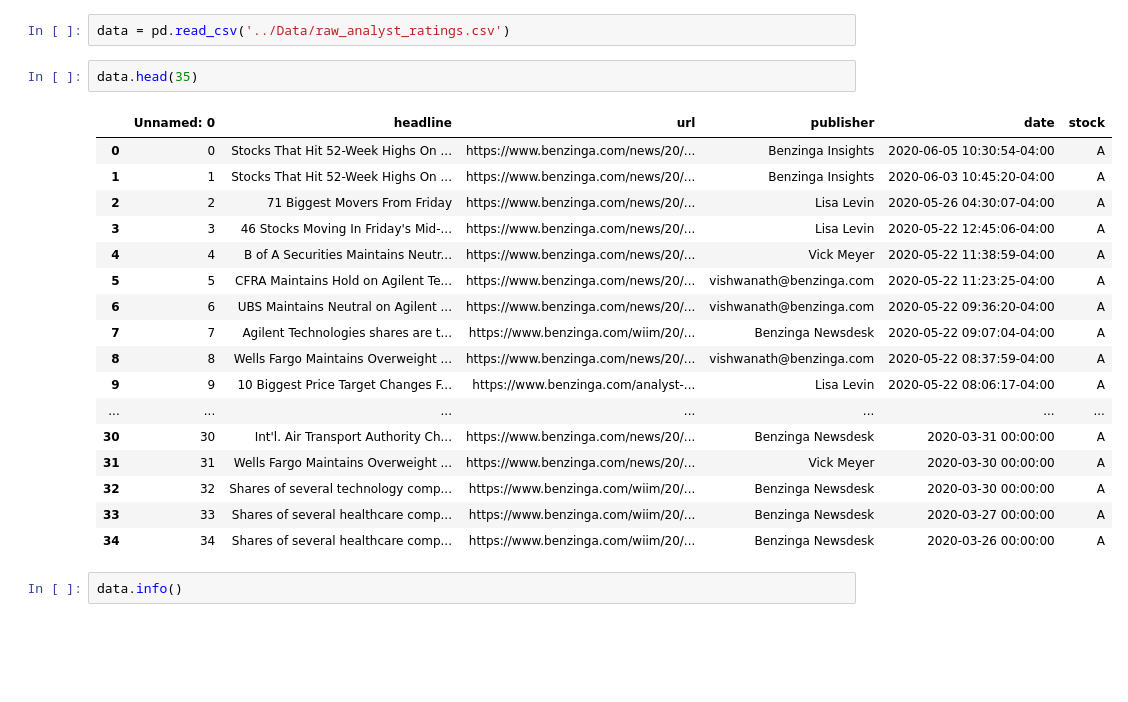
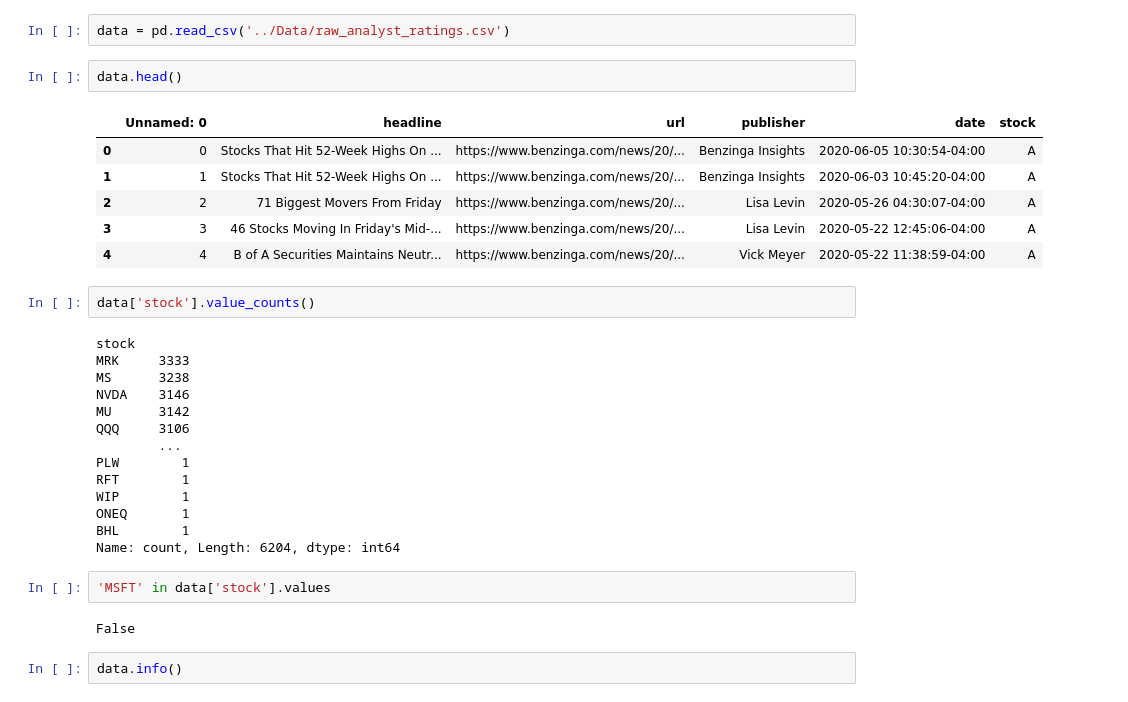
Before and after one commit to adisu-mulu/KAIM-Week-1, a Jupyter notebook: notebooks/EDA.ipynb, the cells around one changed output. Drawn from its saved outputs; the diff is of its cells as text; blank space fills up the shorter version.

```diff
--- a/notebooks/EDA.ipynb
+++ b/notebooks/EDA.ipynb
@@ -5,25 +5,34 @@ import pandas as pd
 # %%
 data = pd.read_csv('../Data/raw_analyst_ratings.csv')
 # %%
-data.head(35)
+data.head()
 # %% [output]
 |  | Unnamed: 0 | headline | url | publisher | date | stock |
 | 0 | 0 | Stocks That Hit 52-Week Highs On ... | https://www.benzinga.com/news/20/... | Benzinga Insights | 2020-06-05 10:30:54-04:00 | A |
 | 1 | 1 | Stocks That Hit 52-Week Highs On ... | https://www.benzinga.com/news/20/... | Benzinga Insights | 2020-06-03 10:45:20-04:00 | A |
 | 2 | 2 | 71 Biggest Movers From Friday | https://www.benzinga.com/news/20/... | Lisa Levin | 2020-05-26 04:30:07-04:00 | A |
 | 3 | 3 | 46 Stocks Moving In Friday's Mid-... | https://www.benzinga.com/news/20/... | Lisa Levin | 2020-05-22 12:45:06-04:00 | A |
 | 4 | 4 | B of A Securities Maintains Neutr... | https://www.benzinga.com/news/20/... | Vick Meyer | 2020-05-22 11:38:59-04:00 | A |
-| 5 | 5 | CFRA Maintains Hold on Agilent Te... | https://www.benzinga.com/news/20/... | vishwanath@benzinga.com | 2020-05-22 11:23:25-04:00 | A |
-| 6 | 6 | UBS Maintains Neutral on Agilent ... | https://www.benzinga.com/news/20/... | vishwanath@benzinga.com | 2020-05-22 09:36:20-04:00 | A |
-| 7 | 7 | Agilent Technologies shares are t... | https://www.benzinga.com/wiim/20/... | Benzinga Newsdesk | 2020-05-22 09:07:04-04:00 | A |
-| 8 | 8 | Wells Fargo Maintains Overweight ... | https://www.benzinga.com/news/20/... | vishwanath@benzinga.com | 2020-05-22 08:37:59-04:00 | A |
-| 9 | 9 | 10 Biggest Price Target Changes F... | https://www.benzinga.com/analyst-... | Lisa Levin | 2020-05-22 08:06:17-04:00 | A |
-| ... | ... | ... | ... | ... | ... | ... |
-| 30 | 30 | Int'l. Air Transport Authority Ch... | https://www.benzinga.com/news/20/... | Benzinga Newsdesk | 2020-03-31 00:00:00 | A |
-| 31 | 31 | Wells Fargo Maintains Overweight ... | https://www.benzinga.com/news/20/... | Vick Meyer | 2020-03-30 00:00:00 | A |
-| 32 | 32 | Shares of several technology comp... | https://www.benzinga.com/wiim/20/... | Benzinga Newsdesk | 2020-03-30 00:00:00 | A |
-| 33 | 33 | Shares of several healthcare comp... | https://www.benzinga.com/wiim/20/... | Benzinga Newsdesk | 2020-03-27 00:00:00 | A |
-| 34 | 34 | Shares of several healthcare comp... | https://www.benzinga.com/wiim/20/... | Benzinga Newsdesk | 2020-03-26 00:00:00 | A |
+# %%
+data['stock'].value_counts()
+# %% [output]
+stock
+MRK     3333
+MS      3238
+NVDA    3146
+MU      3142
+QQQ     3106
+        ...
+PLW        1
+RFT        1
+WIP        1
+ONEQ       1
+BHL        1
+Name: count, Length: 6204, dtype: int64
+# %%
+'MSFT' in data['stock'].values
+# %% [output]
+False
 # %%
 data.info()
 # %% [output]
```
Also changed, not shown: 16 other files.
